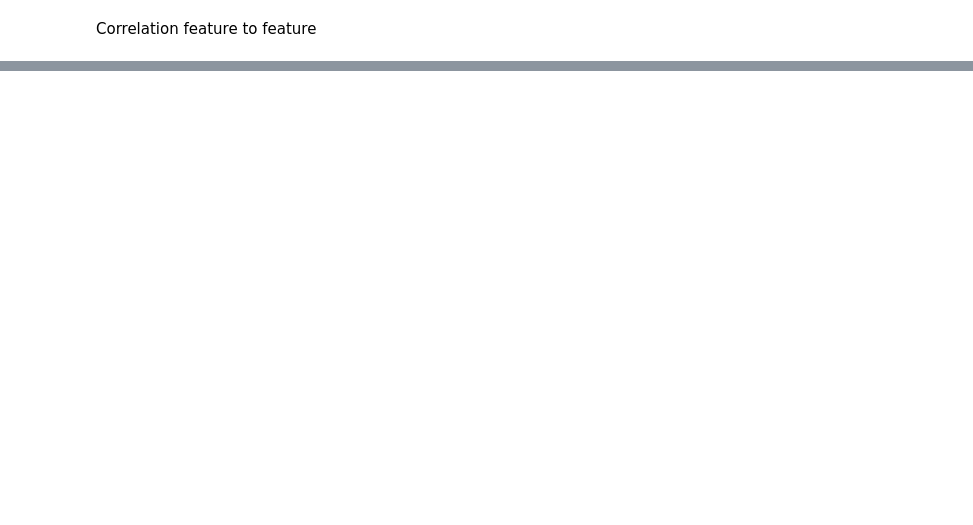
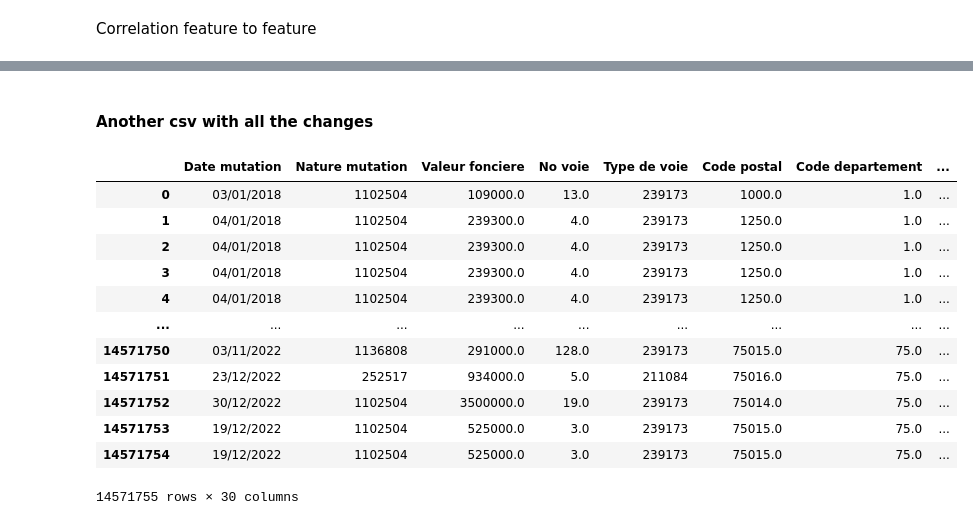
Before and after one commit to Siropteur/Mini_Project_DataScience, a Jupyter notebook: Main.ipynb, the cells around one changed output, grey strips where cells are left out. Drawn from its saved outputs; the diff is of its cells as text; code cells hidden in the pictures; blank space fills up the shorter version.

```diff
--- a/Main.ipynb
+++ b/Main.ipynb
@@ -180,0 +259,2 @@ plt.show()
+# %% [markdown]
+#### Another csv with all the changes
@@ -180,0 +263,17 @@ plt.show()
+# %%
+df_ac = pd.read_csv("valeursfoncieres.csv", low_memory=False)
+df_ac
+# %% [output]
+|  | Date mutation | Nature mutation | Valeur fonciere | No voie | Type de voie | Code postal | Code departement | ... |
+| 0 | 03/01/2018 | 1102504 | 109000.0 | 13.0 | 239173 | 1000.0 | 1.0 | ... |
+| 1 | 04/01/2018 | 1102504 | 239300.0 | 4.0 | 239173 | 1250.0 | 1.0 | ... |
+| 2 | 04/01/2018 | 1102504 | 239300.0 | 4.0 | 239173 | 1250.0 | 1.0 | ... |
+| 3 | 04/01/2018 | 1102504 | 239300.0 | 4.0 | 239173 | 1250.0 | 1.0 | ... |
+| 4 | 04/01/2018 | 1102504 | 239300.0 | 4.0 | 239173 | 1250.0 | 1.0 | ... |
+| ... | ... | ... | ... | ... | ... | ... | ... | ... |
+| 14571750 | 03/11/2022 | 1136808 | 291000.0 | 128.0 | 239173 | 75015.0 | 75.0 | ... |
+| 14571751 | 23/12/2022 | 252517 | 934000.0 | 5.0 | 211084 | 75016.0 | 75.0 | ... |
+| 14571752 | 30/12/2022 | 1102504 | 3500000.0 | 19.0 | 239173 | 75014.0 | 75.0 | ... |
+| 14571753 | 19/12/2022 | 1102504 | 525000.0 | 3.0 | 239173 | 75015.0 | 75.0 | ... |
+| 14571754 | 19/12/2022 | 1102504 | 525000.0 | 3.0 | 239173 | 75015.0 | 75.0 | ... |
+14571755 rows × 30 columns
```
Also changed, not shown: parts of 20 cells of this notebook, 1 other file.
